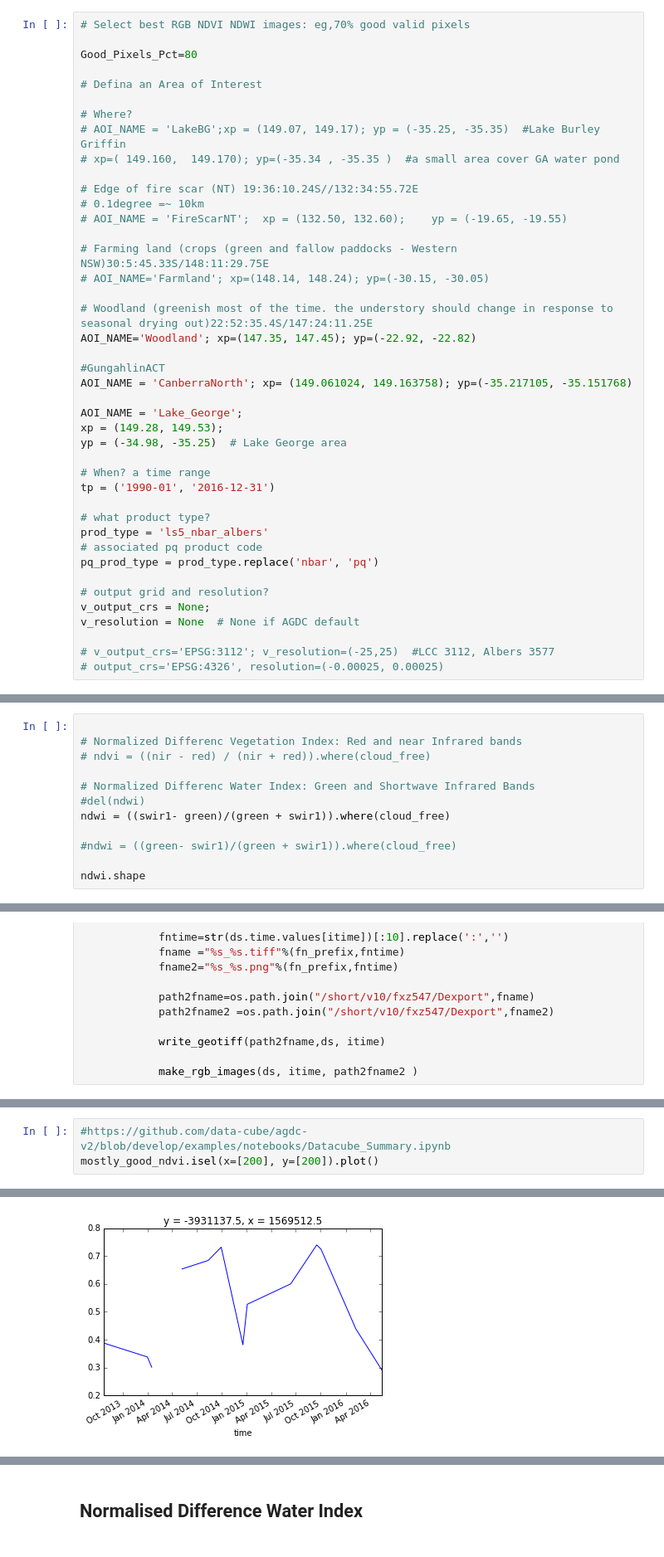
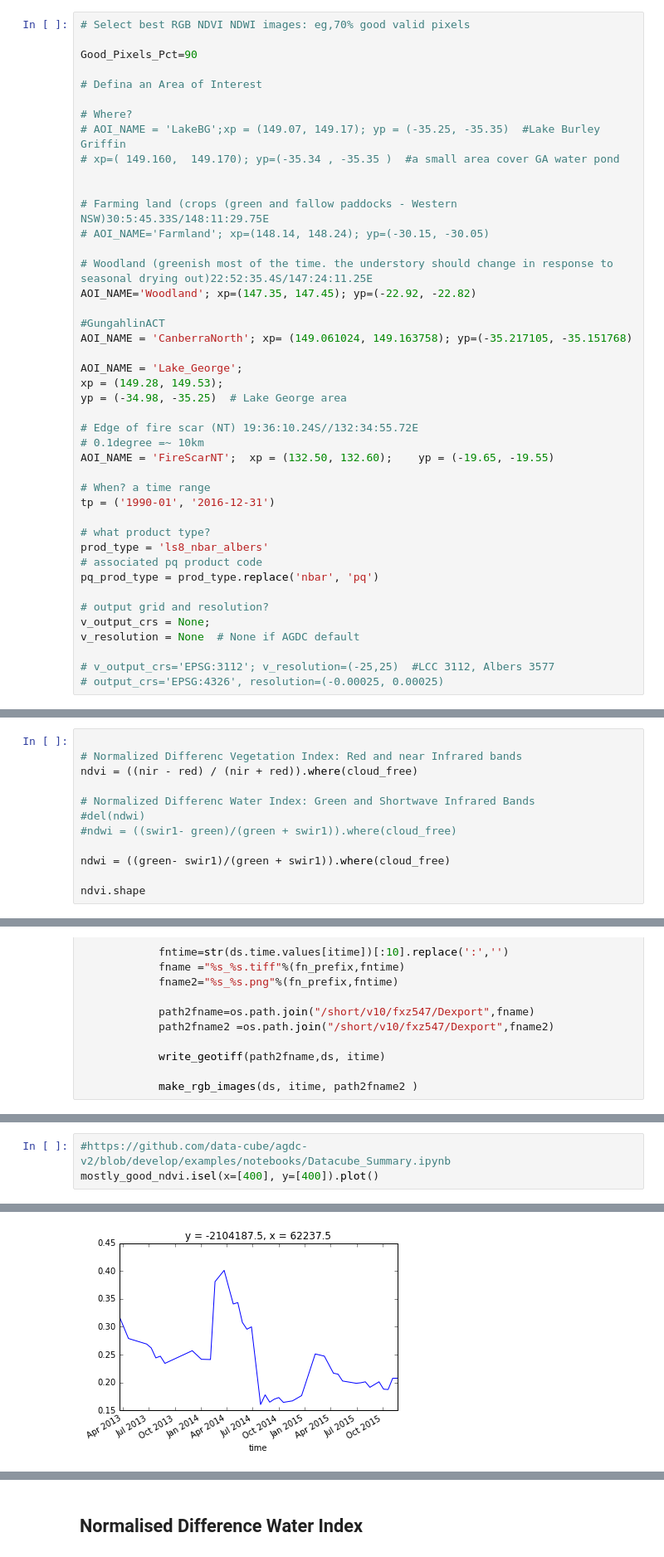
Before and after one commit to zhang01GA/geodanalytics, a Jupyter notebook: BareSoil/export_near_cloudfree_landsat_imagery_stack.ipynb, the cells around one changed output, grey strips where cells are left out. Shown at 83% size. Drawn from its saved outputs; the diff is of its cells as text.

```diff
--- a/BareSoil/export_near_cloudfree_landsat_imagery_stack.ipynb
+++ b/BareSoil/export_near_cloudfree_landsat_imagery_stack.ipynb
@@ -297,7 +289,7 @@ Can be checked in the Clear Observation Layer at: http://eos-test.ga.gov.au/geos
 # %%
 # Select best RGB NDVI NDWI images: eg,70% good valid pixels
 
-Good_Pixels_Pct=80
+Good_Pixels_Pct=90
 
 # Defina an Area of Interest
 
@@ -305,9 +297,6 @@ Good_Pixels_Pct=80
 # AOI_NAME = 'LakeBG';xp = (149.07, 149.17); yp = (-35.25, -35.35)  #Lake Burley Griffin
 # xp=( 149.160,  149.170); yp=(-35.34 , -35.35 )  #a small area cover GA water pond
 
-# Edge of fire scar (NT) 19:36:10.24S//132:34:55.72E
-# 0.1degree =~ 10km
-# AOI_NAME = 'FireScarNT';  xp = (132.50, 132.60);    yp = (-19.65, -19.55)
 
 # Farming land (crops (green and fallow paddocks - Western NSW)30:5:45.33S/148:11:29.75E
 # AOI_NAME='Farmland'; xp=(148.14, 148.24); yp=(-30.15, -30.05)
@@ -322,11 +311,15 @@ AOI_NAME = 'Lake_George';
 xp = (149.28, 149.53);
 yp = (-34.98, -35.25)  # Lake George area
 
+# Edge of fire scar (NT) 19:36:10.24S//132:34:55.72E
+# 0.1degree =~ 10km
+AOI_NAME = 'FireScarNT';  xp = (132.50, 132.60);    yp = (-19.65, -19.55)
+
 # When? a time range
 tp = ('1990-01', '2016-12-31')
 
 # what product type?
-prod_type = 'ls5_nbar_albers'
+prod_type = 'ls8_nbar_albers'
 # associated pq product code
 pq_prod_type = prod_type.replace('nbar', 'pq')
 
@@ -437,13 +430,13 @@ ds_profile(bands)
 # %%
 
 # Normalized Differenc Vegetation Index: Red and near Infrared bands
-# ndvi = ((nir - red) / (nir + red)).where(cloud_free)
+ndvi = ((nir - red) / (nir + red)).where(cloud_free)
 
 # Normalized Differenc Water Index: Green and Shortwave Infrared Bands
 #del(ndwi)
-ndwi = ((swir1- green)/(green + swir1)).where(cloud_free)
+#ndwi = ((swir1- green)/(green + swir1)).where(cloud_free)
 
-#ndwi = ((green- swir1)/(green + swir1)).where(cloud_free)
+ndwi = ((green- swir1)/(green + swir1)).where(cloud_free)
 
-ndwi.shape
+ndvi.shape
 # %% [output]
@@ -582,9 +569,9 @@ Coordinates:
 # %%
 #https://github.com/data-cube/agdc-v2/blob/develop/examples/notebooks/Datacube_Summary.ipynb
-mostly_good_ndvi.isel(x=[200], y=[200]).plot()
+mostly_good_ndvi.isel(x=[400], y=[400]).plot()
 # %% [output]
 [<matplotlib.lines.Line2D at 0x...>]
-[figure, old version]
+[figure, new version]
 # %%
 #How to export xarray.DataArray (time: 11, y: 490, x: 420) into geotiff?
 
```
Also changed, not shown: parts of 27 cells of this notebook, 3 other files.
